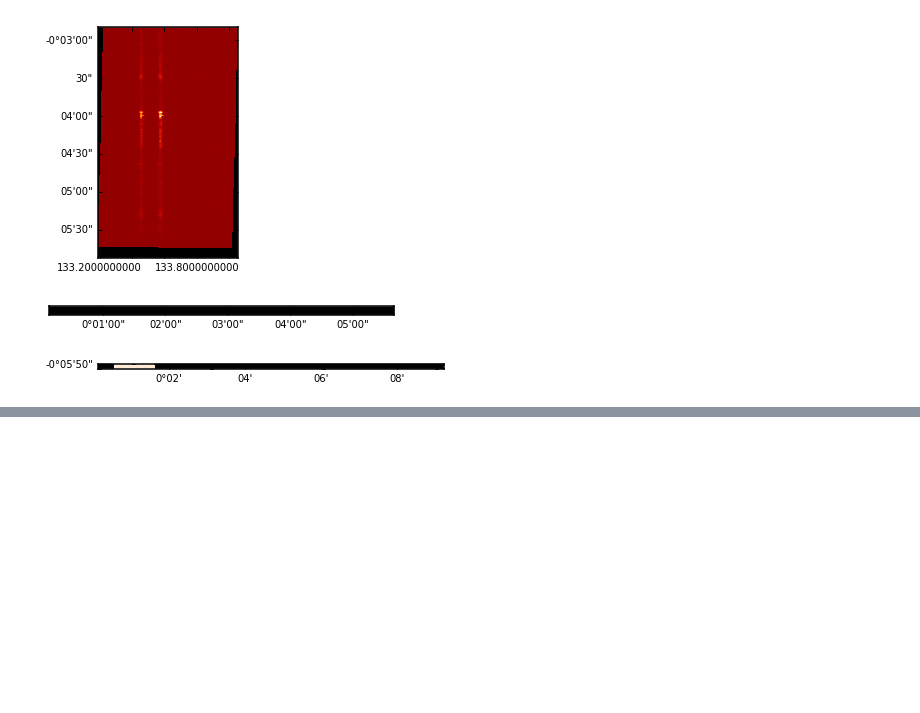
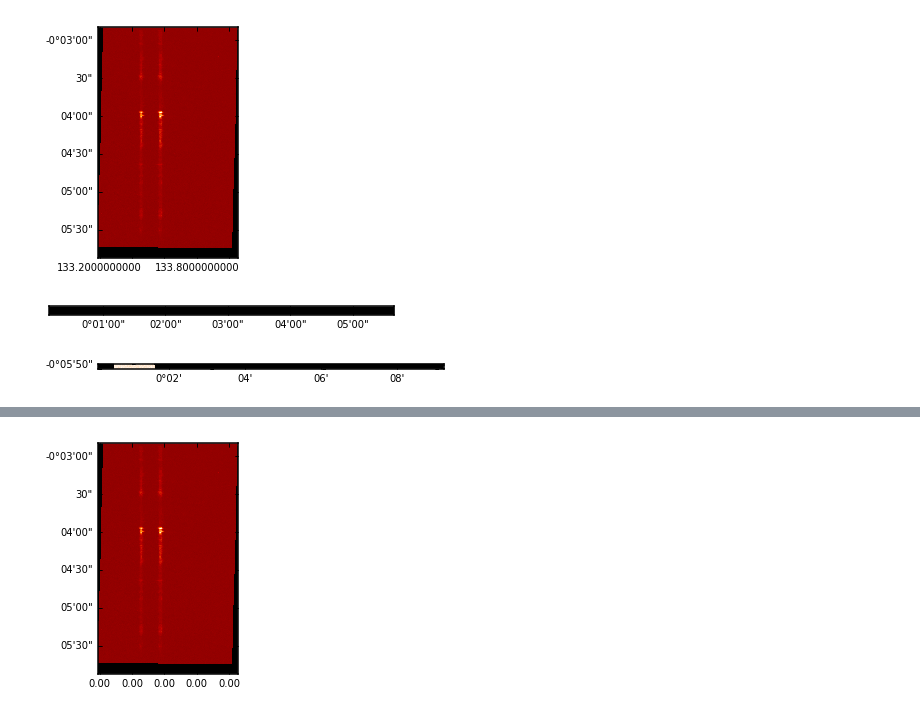
Before and after one commit to abit2/jupyter-notebooks, a Jupyter notebook: raster_without_old_class.ipynb, the cells around one changed output, grey strips where cells are left out. Cells and saved outputs as stored; diff of their text form; code cells hidden in the pictures; blank space fills up the shorter version.

```diff
--- a/raster_without_old_class.ipynb
+++ b/raster_without_old_class.ipynb
@@ -46,0 +63,13 @@ plt.show()
+# %%
+fig = plt.figure()
+ax = fig.add_axes([0.1, 0.1, 0.8, 0.8], projection=dc.axes_wcs, slices=(0, 'y',  'x'))
+ax.coords[2].set_ticks(exclude_overlapping=True)
+# ax.coords[2].set_axislabel("hello")
+#changing the unit of x axis in next line
+ax.coords[2].set_format_unit(u.nm)
+#next line is not working
+ax.coords[2].set_major_formatter('%.2f')
+ax.imshow(dc.data[0, :, :], cmap=plt.cm.gist_heat, origin='lower')
+plt.show()
+# %% [output]
+[figure, added]
```
Also changed, not shown: parts of 3 cells of this notebook.
